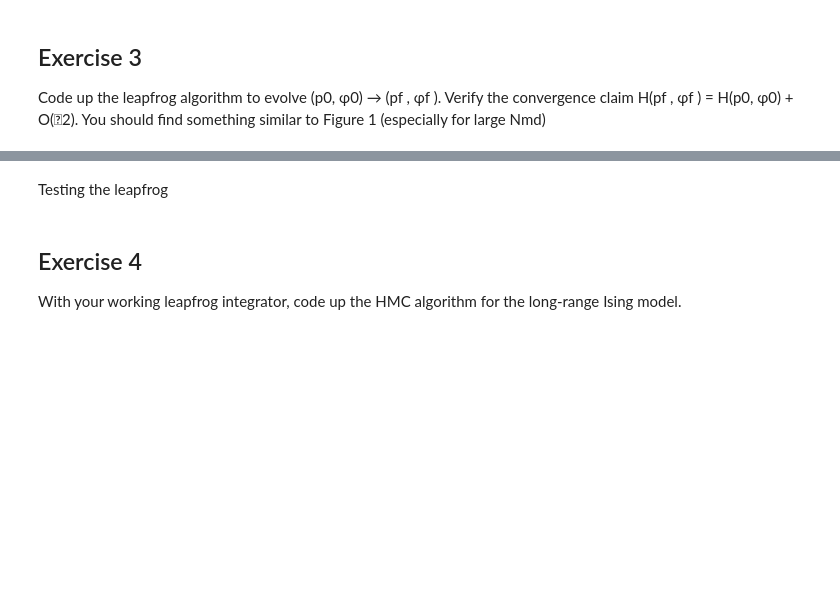
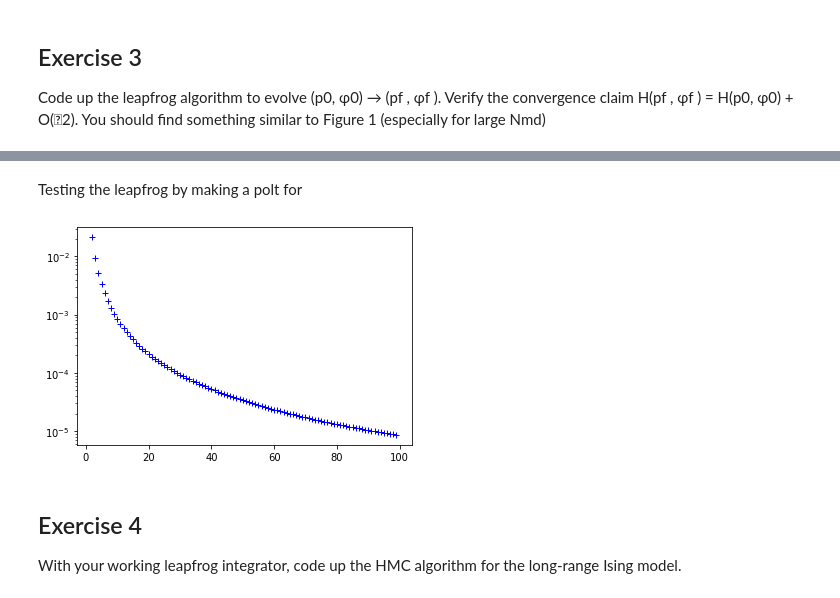
Before and after one commit to Trico94/physics760_Martin, a Jupyter notebook: Exercise 3/exercise3.ipynb, the cells around one changed output, grey strips where cells are left out. Cells and saved outputs as stored; diff of their text form; code cells hidden in the pictures; blank space fills up the shorter version.

Commit message:
Finished exercise 3, tomorrow I will try exercise 4

```diff
--- a/Exercise 3/exercise3.ipynb
+++ b/Exercise 3/exercise3.ipynb
@@ -50,20 +54 @@ Code up the leapfrog algorithm to evolve (p0, φ0) → (pf , φf ). Verify the c
 (especially for large Nmd)
-# %%
-def leapfrog(p_in, phi_in, Nmd, trajLength = 1):
-    p_out = np.array(p_in)
-    phi_out = np.array(phi_in)
-
-    epsilon = trajLength/Nmd
-
-    # first half step
-    p_out = p_out + .5*epsilon*p_dot(p_out,phi_out)
-
-    # now let the frogs jump. . .
-    for i in range(Nmd):
-        phi_out = phi_out + epsilon*phi_dot(p_out,phi_out)
-        p_out = p_out + epsilon*p_dot(p_out,phi_out)
-
-    # now we've gone one step too far
-    p_out = p_out -  .5*epsilon*p_dot(p_out,phi_out)
-
-    return p_out,
@@ -70,5 +83,37 @@ def leapfrog(p_in, phi_in, Nmd, trajLength = 1):
 # %% [markdown]
-Testing the leapfrog
+Testing the leapfrog by making a polt for
+# %%
+def test_leapfrog(p, phi):
+    # Initilizing Variables, that will be used later
+    # to calculate H(p_f, phi_f)
+    p_f = phi_f = 0
+
+    # Initilizing the arrays for future plotting
+    # The Nmd array goes from 2 to 100, the H_array
+    # is the same length filled with zeros
+    Nmd_array=np.arange(2, 100, 1)
+    H_array=np.zeros(len(Nmd_array))
+
+    # Calculating H(p_0, phi_0)
+    energy_before=hamiltonian_artificial(p, phi)
+
+    for i in range(len(H_array)):
+        # Doing the leapfrog algorithm
+        p_f, phi_f = leapfrog(p, phi, Nmd_array[i])
+
+        # Calculating the energy after the leapfrog
+        energy_after=hamiltonian_artificial(p_f, phi_f)
+
+        # This is calculated to see, if the picture we get
+        # matches the picture from the exercise sheet.
+        H_array[i]=(energy_after-energy_before)/energy_before
+    plt.plot(Nmd_array, H_array, "b+", lw=1)
+    plt.yscale("log")
+    plt.savefig("pictures\leapfrog_test.png")
+
+test_leapfrog(1, 1)
+# %% [output]
+[figure, added]
 # %% [markdown]
 ## Exercise 4
 With your working leapfrog integrator, code up the HMC algorithm for the long-range Ising model.
```
Also changed, not shown: parts of 3 cells of this notebook.
